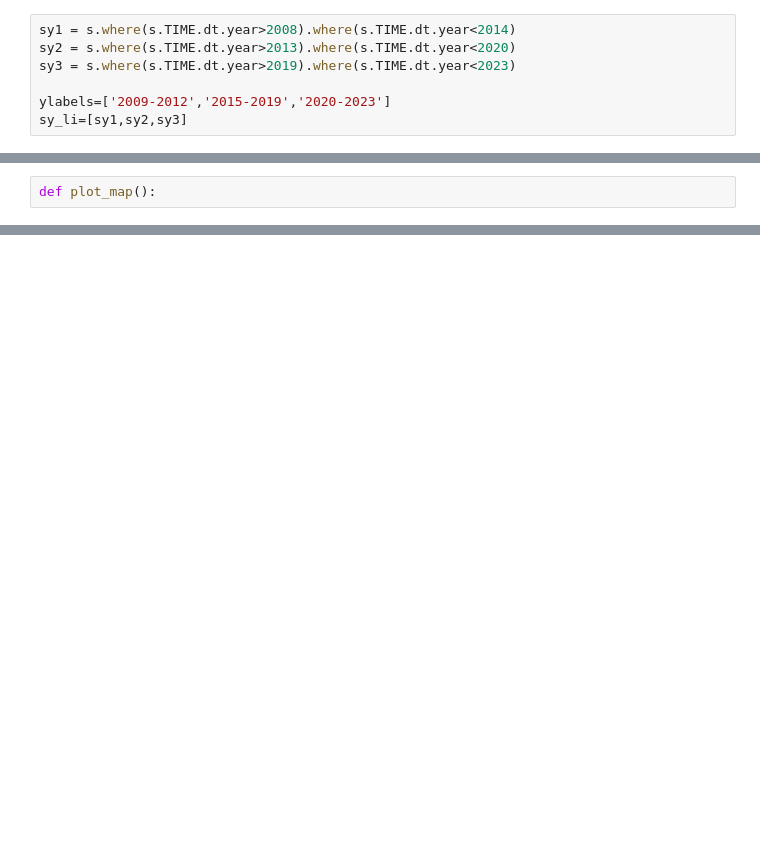
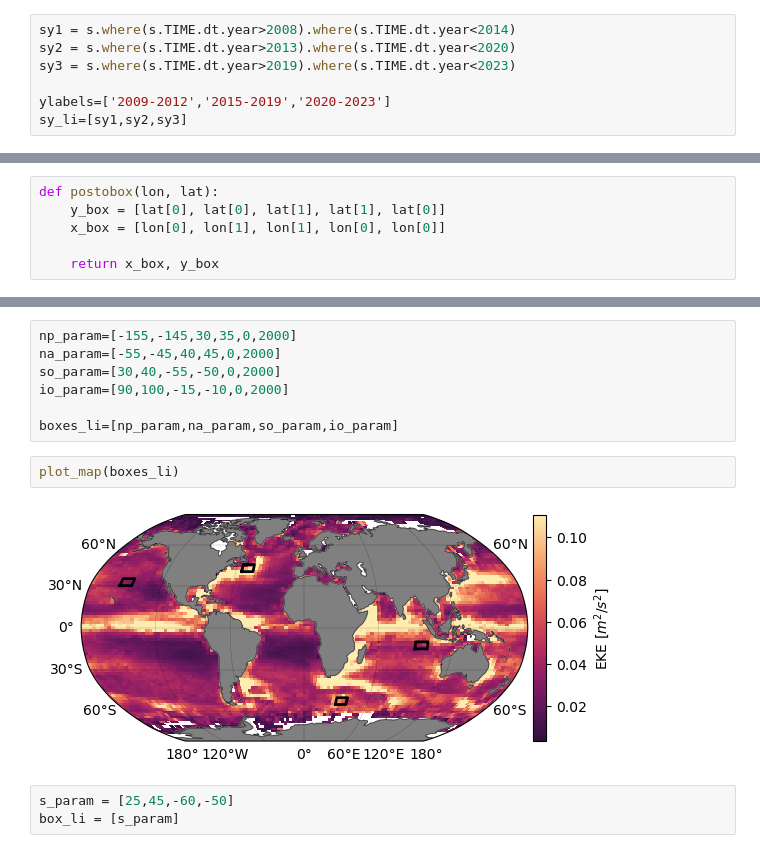
Before and after one commit to ocean-transport/argo-intern, a Jupyter notebook: function_test.ipynb, the cells around one changed output, grey strips where cells are left out. Saved outputs shown, nothing was run; the diff lists cells and outputs as text; blank space fills up the shorter version.

Commit message:
created plot_map and plot_TS functions

```diff
--- a/function_test.ipynb
+++ b/function_test.ipynb
@@ -514,2 +513,0 @@ plot_quad(sy_li,labels=labels)
-# %%
-def plot_map():
@@ -517,0 +514,6 @@ def plot_TS():
+# %%
+def postobox(lon, lat):
+    y_box = [lat[0], lat[0], lat[1], lat[1], lat[0]]
+    x_box = [lon[0], lon[1], lon[1], lon[0], lon[0]]
+
+    return x_box, y_box
@@ -517,0 +567,14 @@ def plot_TS():
+# %%
+np_param=[-155,-145,30,35,0,2000]
+na_param=[-55,-45,40,45,0,2000]
+so_param=[30,40,-55,-50,0,2000]
+io_param=[90,100,-15,-10,0,2000]
+
+boxes_li=[np_param,na_param,so_param,io_param]
+# %%
+plot_map(boxes_li)
+# %% [output]
+[figure, added]
+# %%
+s_param = [25,45,-60,-50]
+box_li = [s_param]
```
Also changed, not shown: parts of 14 cells of this notebook.
